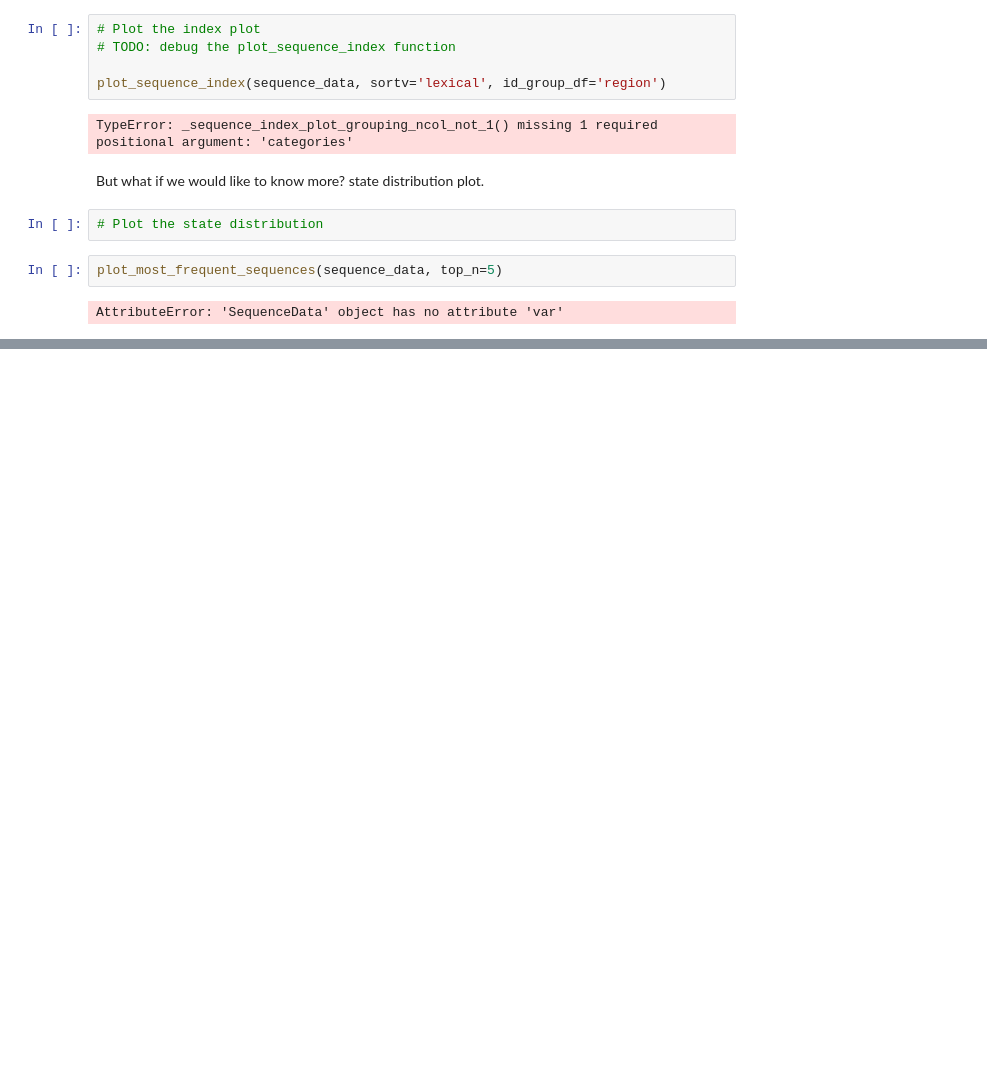
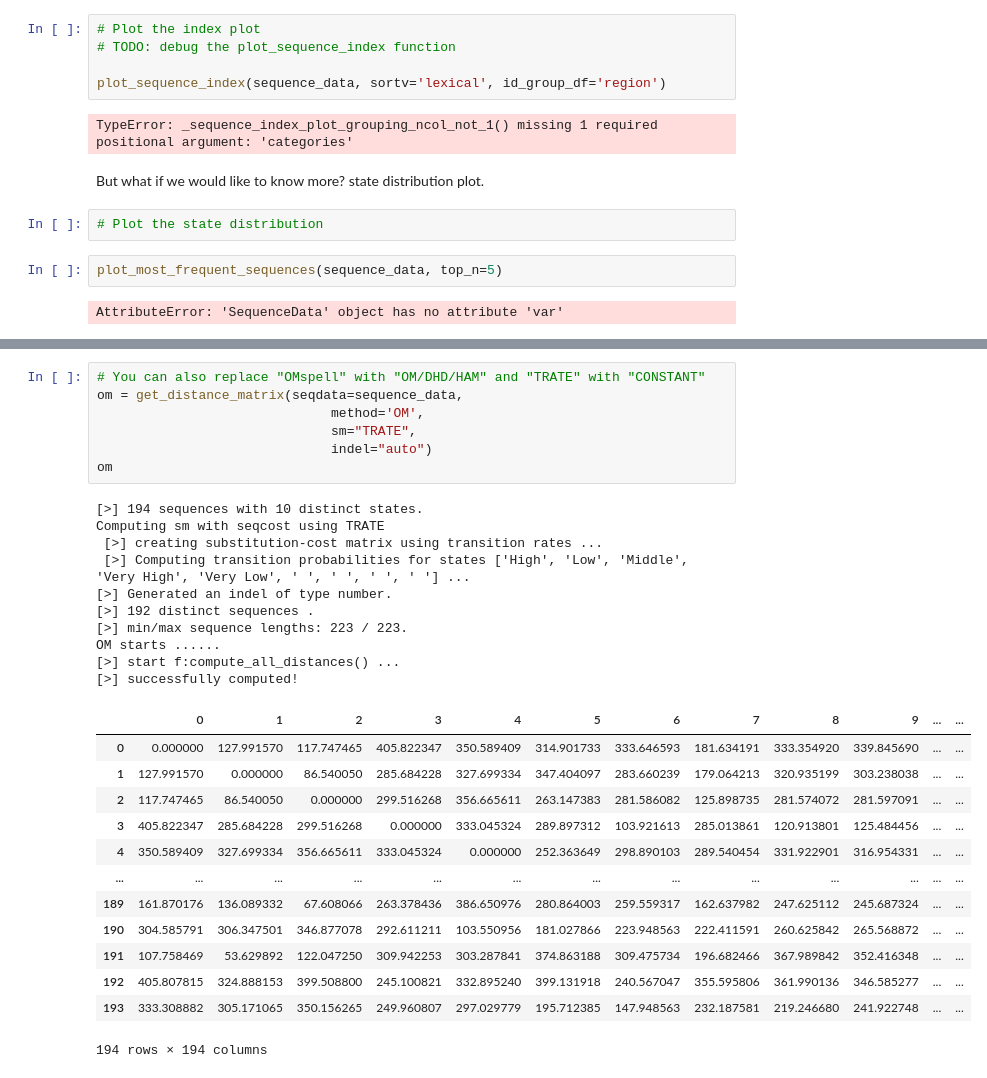
Before and after one commit to Liang-Team/Sequenzo, a Jupyter notebook: Tutorials/test.ipynb, the cells around one changed output, grey strips where cells are left out. Cells and saved outputs as stored; diff of their text form; blank space fills up the shorter version.

```diff
--- a/Tutorials/test.ipynb
+++ b/Tutorials/test.ipynb
@@ -155,0 +218,31 @@ Completion matrix starts ......
+# %%
+# You can also replace "OMspell" with "OM/DHD/HAM" and "TRATE" with "CONSTANT"
+om = get_distance_matrix(seqdata=sequence_data,
+                              method='OM',
+                              sm="TRATE",
+                              indel="auto")
+om
+# %% [output]
+[>] 194 sequences with 10 distinct states.
+Computing sm with seqcost using TRATE
+ [>] creating substitution-cost matrix using transition rates ...
+ [>] Computing transition probabilities for states ['High', 'Low', 'Middle', 'Very High', 'Very Low', ' ', ' ', ' ', ' '] ...
+[>] Generated an indel of type number.
+[>] 192 distinct sequences .
+[>] min/max sequence lengths: 223 / 223.
+OM starts ......
+[>] start f:compute_all_distances() ...
+[>] successfully computed!
+|  | 0 | 1 | 2 | 3 | 4 | 5 | 6 | 7 | 8 | 9 | ... | ... |
+| 0 | 0.000000 | 127.991570 | 117.747465 | 405.822347 | 350.589409 | 314.901733 | 333.646593 | 181.634191 | 333.354920 | 339.845690 | ... | ... |
+| 1 | 127.991570 | 0.000000 | 86.540050 | 285.684228 | 327.699334 | 347.404097 | 283.660239 | 179.064213 | 320.935199 | 303.238038 | ... | ... |
+| 2 | 117.747465 | 86.540050 | 0.000000 | 299.516268 | 356.665611 | 263.147383 | 281.586082 | 125.898735 | 281.574072 | 281.597091 | ... | ... |
+| 3 | 405.822347 | 285.684228 | 299.516268 | 0.000000 | 333.045324 | 289.897312 | 103.921613 | 285.013861 | 120.913801 | 125.484456 | ... | ... |
+| 4 | 350.589409 | 327.699334 | 356.665611 | 333.045324 | 0.000000 | 252.363649 | 298.890103 | 289.540454 | 331.922901 | 316.954331 | ... | ... |
+| ... | ... | ... | ... | ... | ... | ... | ... | ... | ... | ... | ... | ... |
+| 189 | 161.870176 | 136.089332 | 67.608066 | 263.378436 | 386.650976 | 280.864003 | 259.559317 | 162.637982 | 247.625112 | 245.687324 | ... | ... |
+| 190 | 304.585791 | 306.347501 | 346.877078 | 292.611211 | 103.550956 | 181.027866 | 223.948563 | 222.411591 | 260.625842 | 265.568872 | ... | ... |
+| 191 | 107.758469 | 53.629892 | 122.047250 | 309.942253 | 303.287841 | 374.863188 | 309.475734 | 196.682466 | 367.989842 | 352.416348 | ... | ... |
+| 192 | 405.807815 | 324.888153 | 399.508800 | 245.100821 | 332.895240 | 399.131918 | 240.567047 | 355.595806 | 361.990136 | 346.585277 | ... | ... |
+| 193 | 333.308882 | 305.171065 | 350.156265 | 249.960807 | 297.029779 | 195.712385 | 147.948563 | 232.187581 | 219.246680 | 241.922748 | ... | ... |
+194 rows × 194 columns
```
Also changed, not shown: parts of 6 cells of this notebook, 4 other files.
